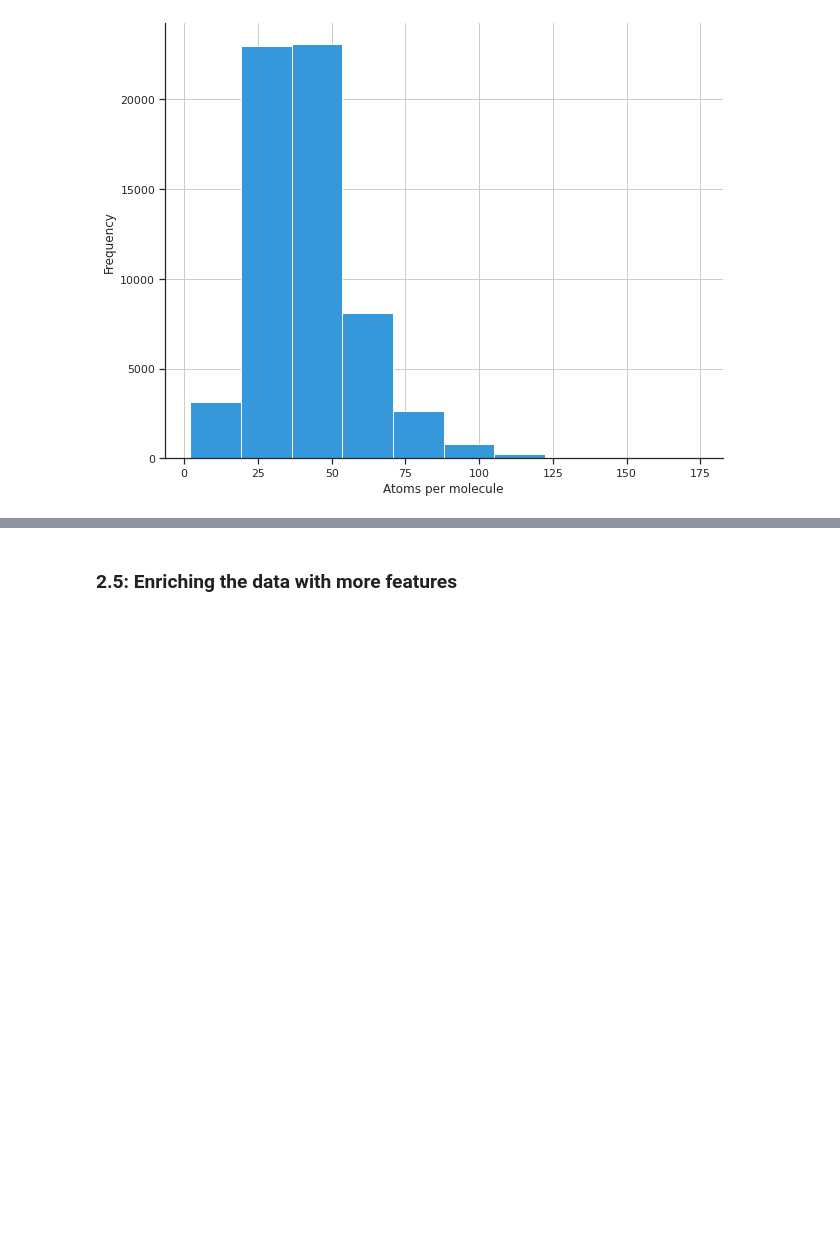
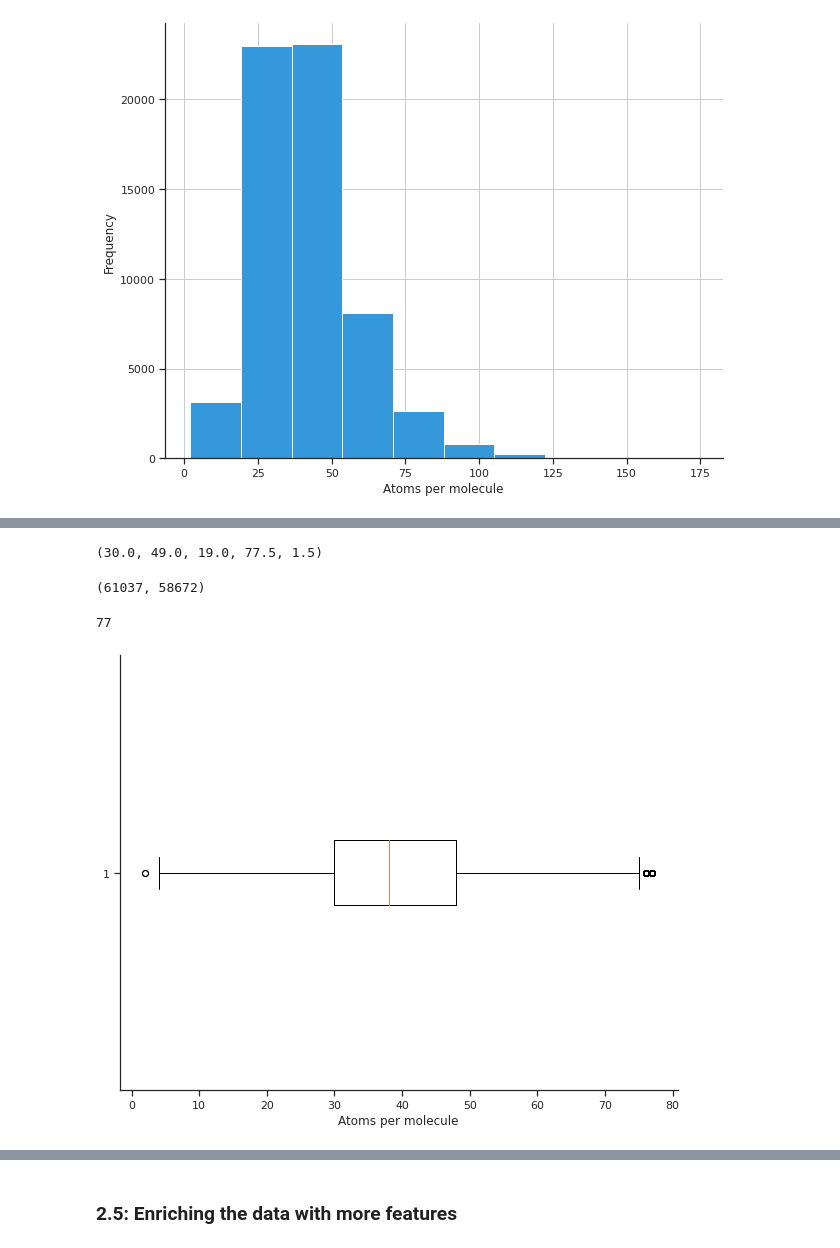
Before and after one commit to danicardonaibz/molecular_equilibrium, a Jupyter notebook: ML_Material_Science.ipynb, the cells around one changed output, grey strips where cells are left out. Drawn from its saved outputs; the diff is of its cells as text; code cells hidden in the pictures; blank space fills up the shorter version.

```diff
--- a/ML_Material_Science.ipynb
+++ b/ML_Material_Science.ipynb
@@ -355,0 +381,29 @@ plt.show()
+# %%
+# Percentiles
+q1, q3 = np.percentile(df_subset_clean.number_of_atoms.values, [25, 75])
+iqr = q3 - q1
+upper = q3 + 1.5*iqr
+lower = q1 - 1.5*iqr
+q1, q3, iqr, upper, lower
+# %% [output]
+(30.0, 49.0, 19.0, 77.5, 1.5)
+# %%
+# New box plot without outliers
+mask = (df_subset_clean.number_of_atoms > lower) & (df_subset_clean.number_of_atoms < upper)
+new = df_subset_clean.loc[mask].reset_index(drop = True)
+len(df_subset_clean), len(new)
+# %% [output]
+(61037, 58672)
+# %%
+new.number_of_atoms.max()
+# %% [output]
+77
+# %%
+# New dataset boxplot
+fig, ax = plt.subplots(figsize=(10,8))
+ax.boxplot(new.number_of_atoms, vert = False)
+ax.set_xlabel('Atoms per molecule');
+plt.savefig('atom_number_clean.png', dpi = 600, bbox_inches = 'tight')
+plt.show()
+# %% [output]
+[figure, added]
```
Also changed, not shown: parts of 39 cells of this notebook.
